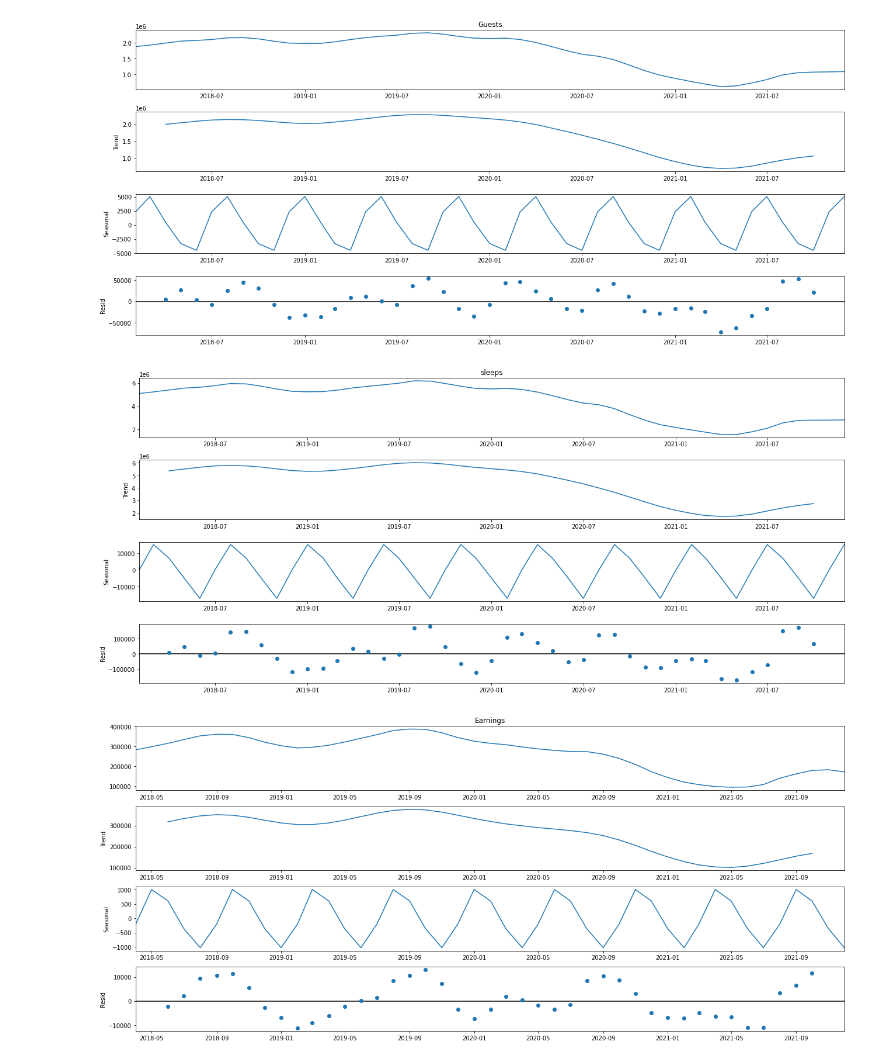
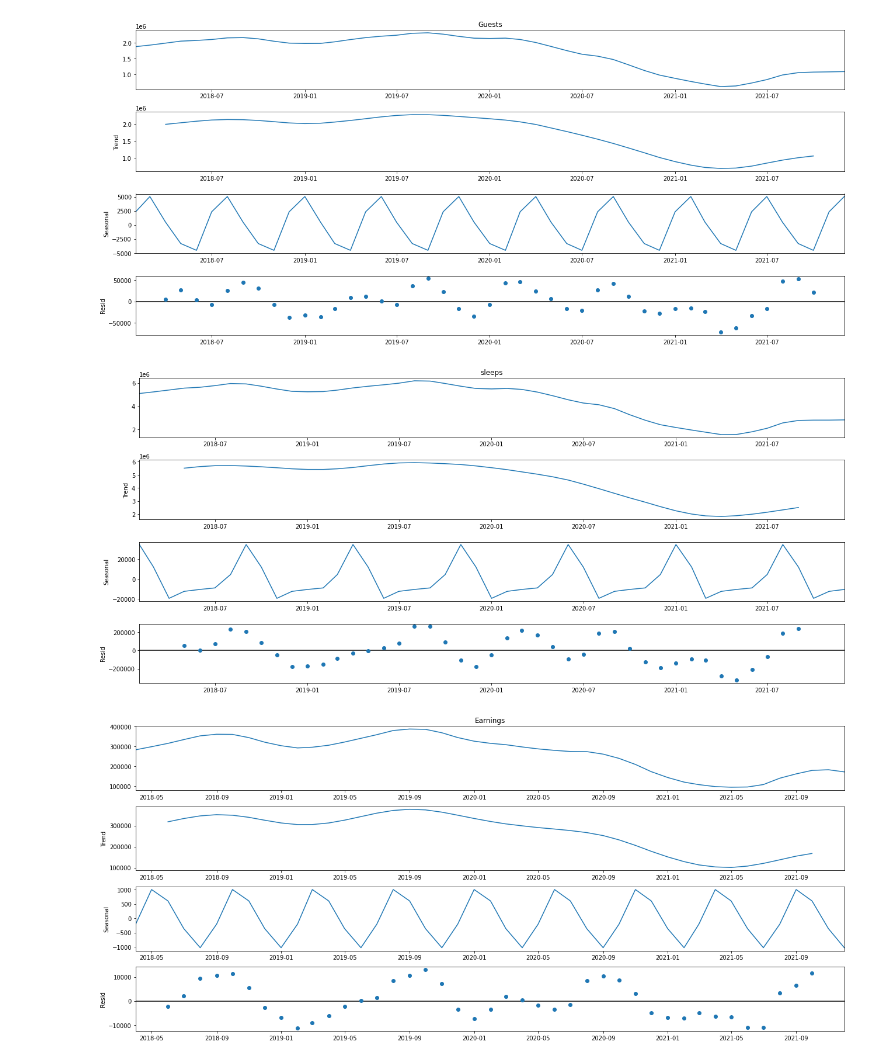
Before and after one commit to LuisaPolicarpo/Project5, a Jupyter notebook: Time_series_s_e_g.ipynb, the cells around one changed output. Cells and saved outputs as stored; diff of their text form; code cells hidden in the pictures.

```diff
--- a/Time_series_s_e_g.ipynb
+++ b/Time_series_s_e_g.ipynb
@@ -616,11 +616,11 @@ plt.show()
 # %%
 from pylab import rcParams
 rcParams['figure.figsize'] = 18, 8
-decomposition = sm.tsa.seasonal_decompose(x = df_final2 ['sleeps'].rolling(14).mean().dropna(), period = 5, model='additive')
+decomposition = sm.tsa.seasonal_decompose(x = df_final2 ['sleeps'].rolling(14).mean().dropna(), period = 7, model='additive')
 fig = decomposition.plot()
 plt.show()
 # %% [output]
-[figure, old version]
+[figure, new version]
 # %%
 from pylab import rcParams
 rcParams['figure.figsize'] = 18, 8
```
Also changed, not shown: parts of 2 cells of this notebook.
